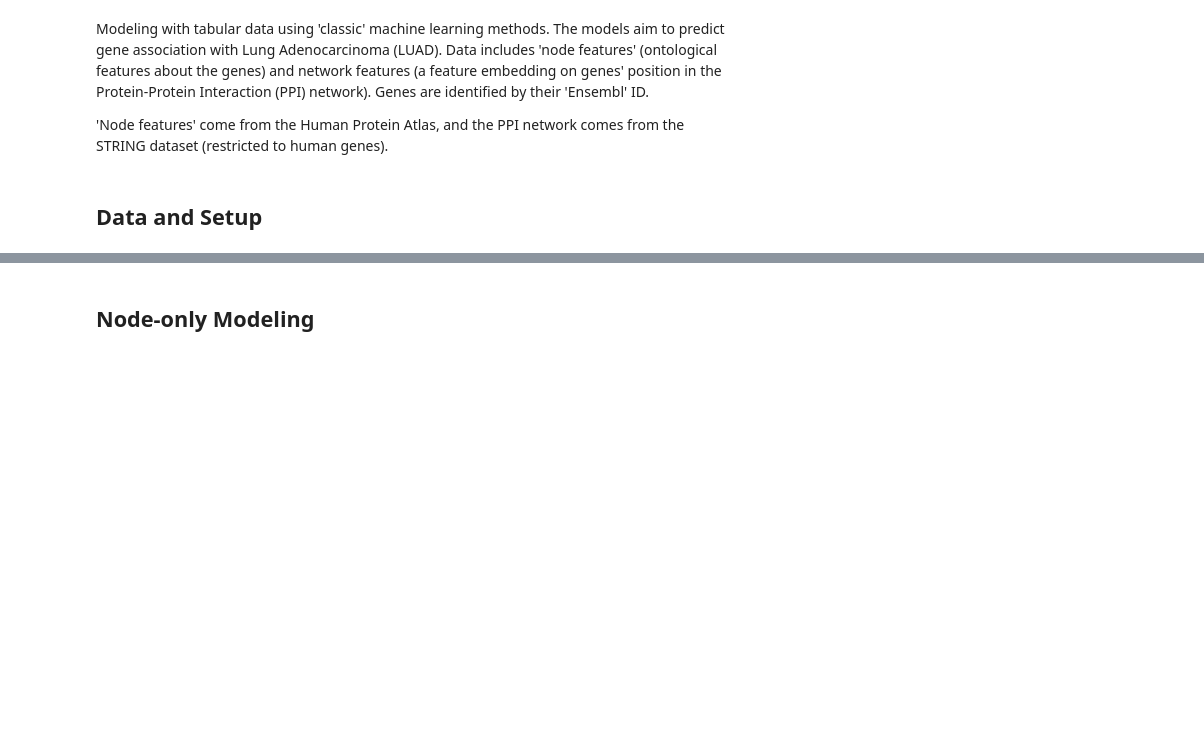
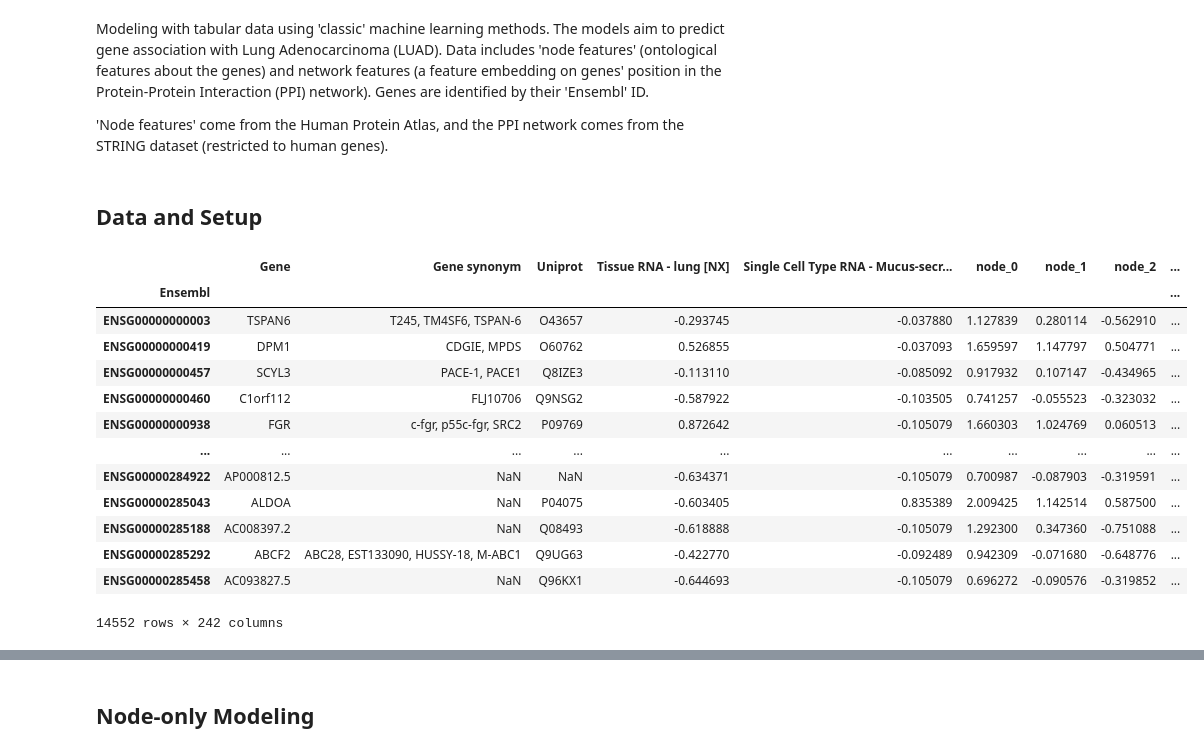
Before and after one commit to Awni00/GNN-gene-disease-association, a Jupyter notebook: modeling_flat.ipynb, the cells around one changed output, grey strips where cells are left out. Saved outputs shown, nothing was run; the diff lists cells and outputs as text; code cells hidden in the pictures; blank space fills up the shorter version.

```diff
--- a/modeling_flat.ipynb
+++ b/modeling_flat.ipynb
@@ -12,5 +12,5 @@ import pandas as pd
 
 from tqdm import tqdm
 # %%
-data_path = 'data/HPAnode_PPInetwork_labels_tempv2.csv'
+data_path = 'data/HPAnode_PPInetwork_labels_v2.csv'
 data = pd.read_csv(data_path, index_col=0)
@@ -33,0 +17,17 @@ data[label_name] = my_labels
+# %%
+data
+# %% [output]
+|  | Gene | Gene synonym | Uniprot | Tissue RNA - lung [NX] | Single Cell Type RNA - Mucus-secr... | node_0 | node_1 | node_2 | ... |
+| Ensembl |  |  |  |  |  |  |  |  | ... |
+| ENSG00000000003 | TSPAN6 | T245, TM4SF6, TSPAN-6 | O43657 | -0.293745 | -0.037880 | 1.127839 | 0.280114 | -0.562910 | ... |
+| ENSG00000000419 | DPM1 | CDGIE, MPDS | O60762 | 0.526855 | -0.037093 | 1.659597 | 1.147797 | 0.504771 | ... |
+| ENSG00000000457 | SCYL3 | PACE-1, PACE1 | Q8IZE3 | -0.113110 | -0.085092 | 0.917932 | 0.107147 | -0.434965 | ... |
+| ENSG00000000460 | C1orf112 | FLJ10706 | Q9NSG2 | -0.587922 | -0.103505 | 0.741257 | -0.055523 | -0.323032 | ... |
+| ENSG00000000938 | FGR | c-fgr, p55c-fgr, SRC2 | P09769 | 0.872642 | -0.105079 | 1.660303 | 1.024769 | 0.060513 | ... |
+| ... | ... | ... | ... | ... | ... | ... | ... | ... | ... |
+| ENSG00000284922 | AP000812.5 | NaN | NaN | -0.634371 | -0.105079 | 0.700987 | -0.087903 | -0.319591 | ... |
+| ENSG00000285043 | ALDOA | NaN | P04075 | -0.603405 | 0.835389 | 2.009425 | 1.142514 | 0.587500 | ... |
+| ENSG00000285188 | AC008397.2 | NaN | Q08493 | -0.618888 | -0.105079 | 1.292300 | 0.347360 | -0.751088 | ... |
+| ENSG00000285292 | ABCF2 | ABC28, EST133090, HUSSY-18, M-ABC1 | Q9UG63 | -0.422770 | -0.092489 | 0.942309 | -0.071680 | -0.648776 | ... |
+| ENSG00000285458 | AC093827.5 | NaN | Q96KX1 | -0.644693 | -0.105079 | 0.696272 | -0.090576 | -0.319852 | ... |
+14552 rows × 242 columns
```
Also changed, not shown: parts of 14 cells of this notebook.
